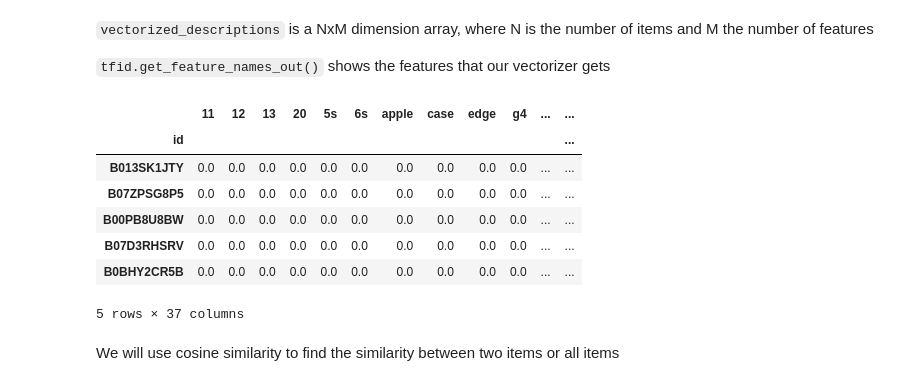
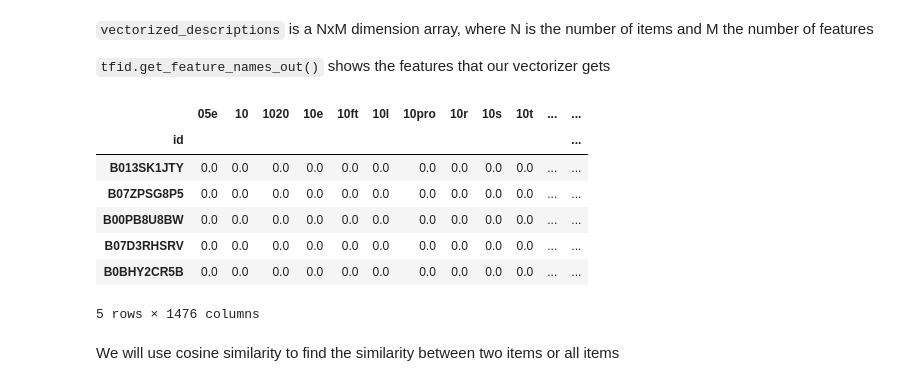
Before and after one commit to Aleksei115/Recommender-Engines, a Jupyter notebook: main.ipynb, the cells around one changed output. Drawn from its saved outputs; the diff is of its cells as text; code cells hidden in the pictures.

```diff
--- a/main.ipynb
+++ b/main.ipynb
@@ -151,27 +153,26 @@ We should also remove words that are too common using max_df. By setting this to
 
 `tfid.get_feature_names_out()` shows the features that our vectorizer gets
 # %%
-from sklearn.feature_extraction.text import TfidfVectorizer
 
-tfid = TfidfVectorizer(min_df=2,max_df=0.7)
+tfid = TfidfVectorizer(min_df=10,max_df=0.7)
 vectorized_descriptions = tfid.fit_transform(products_clean_compatible_df['compatible'])
 features = tfid.get_feature_names_out()
 data_vectorized = vectorized_descriptions.toarray()
 
 #Make a dataframe with features and data
 
-tfid_df = pd.DataFrame(data_vectorized,columns=features,index=products_clean_compatible_df['id'])
+tfidf_df = pd.DataFrame(data_vectorized,columns=features,index=products_clean_compatible_df['id'])
 
-tfid_df.head()
+tfidf_df.head()
 # %% [output]
-|  | 11 | 12 | 13 | 20 | 5s | 6s | apple | case | edge | g4 | ... | ... |
+|  | 05e | 10 | 1020 | 10e | 10ft | 10l | 10pro | 10r | 10s | 10t | ... | ... |
 | id |  |  |  |  |  |  |  |  |  |  |  | ... |
 | B013SK1JTY | 0.0 | 0.0 | 0.0 | 0.0 | 0.0 | 0.0 | 0.0 | 0.0 | 0.0 | 0.0 | ... | ... |
 | B07ZPSG8P5 | 0.0 | 0.0 | 0.0 | 0.0 | 0.0 | 0.0 | 0.0 | 0.0 | 0.0 | 0.0 | ... | ... |
 | B00PB8U8BW | 0.0 | 0.0 | 0.0 | 0.0 | 0.0 | 0.0 | 0.0 | 0.0 | 0.0 | 0.0 | ... | ... |
 | B07D3RHSRV | 0.0 | 0.0 | 0.0 | 0.0 | 0.0 | 0.0 | 0.0 | 0.0 | 0.0 | 0.0 | ... | ... |
 | B0BHY2CR5B | 0.0 | 0.0 | 0.0 | 0.0 | 0.0 | 0.0 | 0.0 | 0.0 | 0.0 | 0.0 | ... | ... |
-5 rows × 37 columns
+5 rows × 1476 columns
 # %% [markdown]
 We will use cosine similarity to find the similarity between two items or all items
 # %%
```
Also changed, not shown: parts of 28 cells of this notebook, 1 other file.
